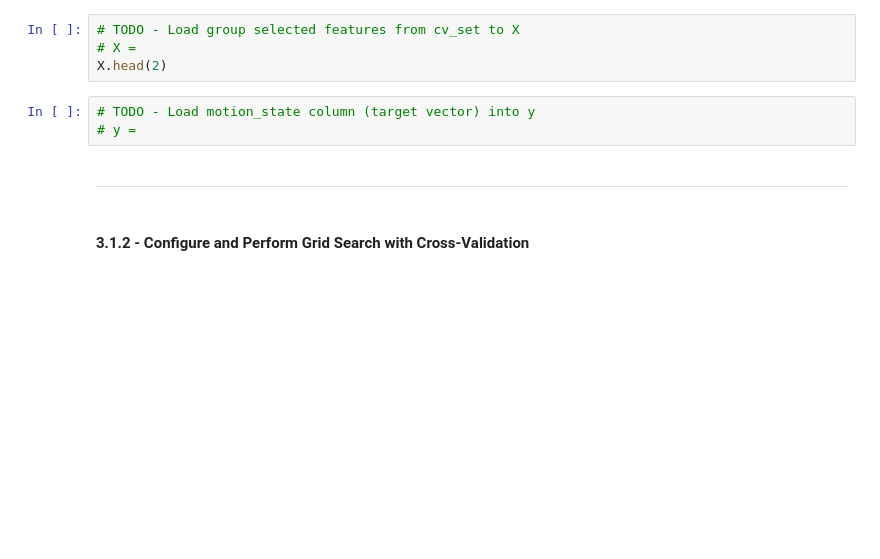
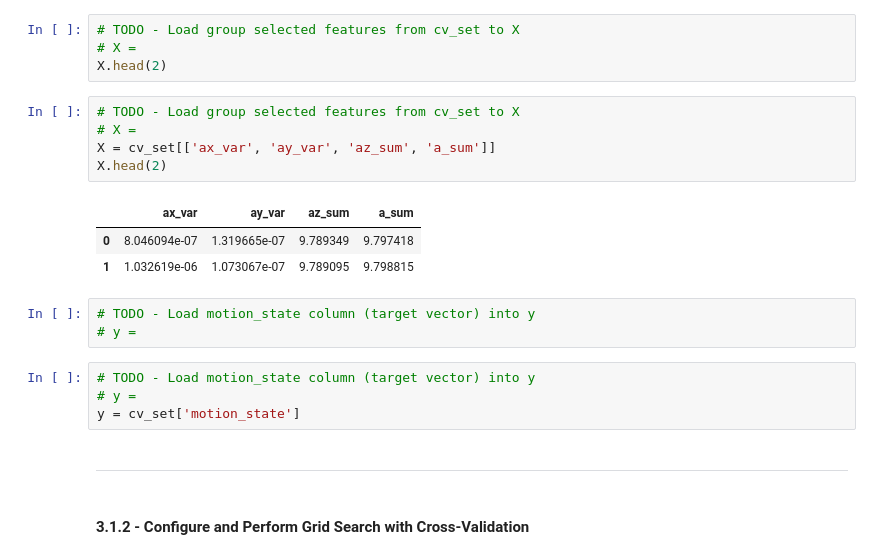
Before and after one commit to ParthoProtimDas715/engg680_2024_fall, a Jupyter notebook: Lab_Assignment4/Assignment 4.ipynb, the cells around one changed output. Saved outputs shown, nothing was run; the diff lists cells and outputs as text; blank space fills up the shorter version.

```diff
--- a/Lab_Assignment4/Assignment 4.ipynb
+++ b/Lab_Assignment4/Assignment 4.ipynb
@@ -542,9 +699,22 @@ ___
 # TODO - Load group selected features from cv_set to X
 # X =
 X.head(2)
+# %%
+# TODO - Load group selected features from cv_set to X
+# X =
+X = cv_set[['ax_var', 'ay_var', 'az_sum', 'a_sum']]
+X.head(2)
+# %% [output]
+|  | ax_var | ay_var | az_sum | a_sum |
+| 0 | 8.046094e-07 | 1.319665e-07 | 9.789349 | 9.797418 |
+| 1 | 1.032619e-06 | 1.073067e-07 | 9.789095 | 9.798815 |
 # %%
 # TODO - Load motion_state column (target vector) into y
 # y =
+# %%
+# TODO - Load motion_state column (target vector) into y
+# y =
+y = cv_set['motion_state']
 # %% [markdown]
 ___
 # %% [markdown]
```
Also changed, not shown: parts of 32 cells of this notebook.
